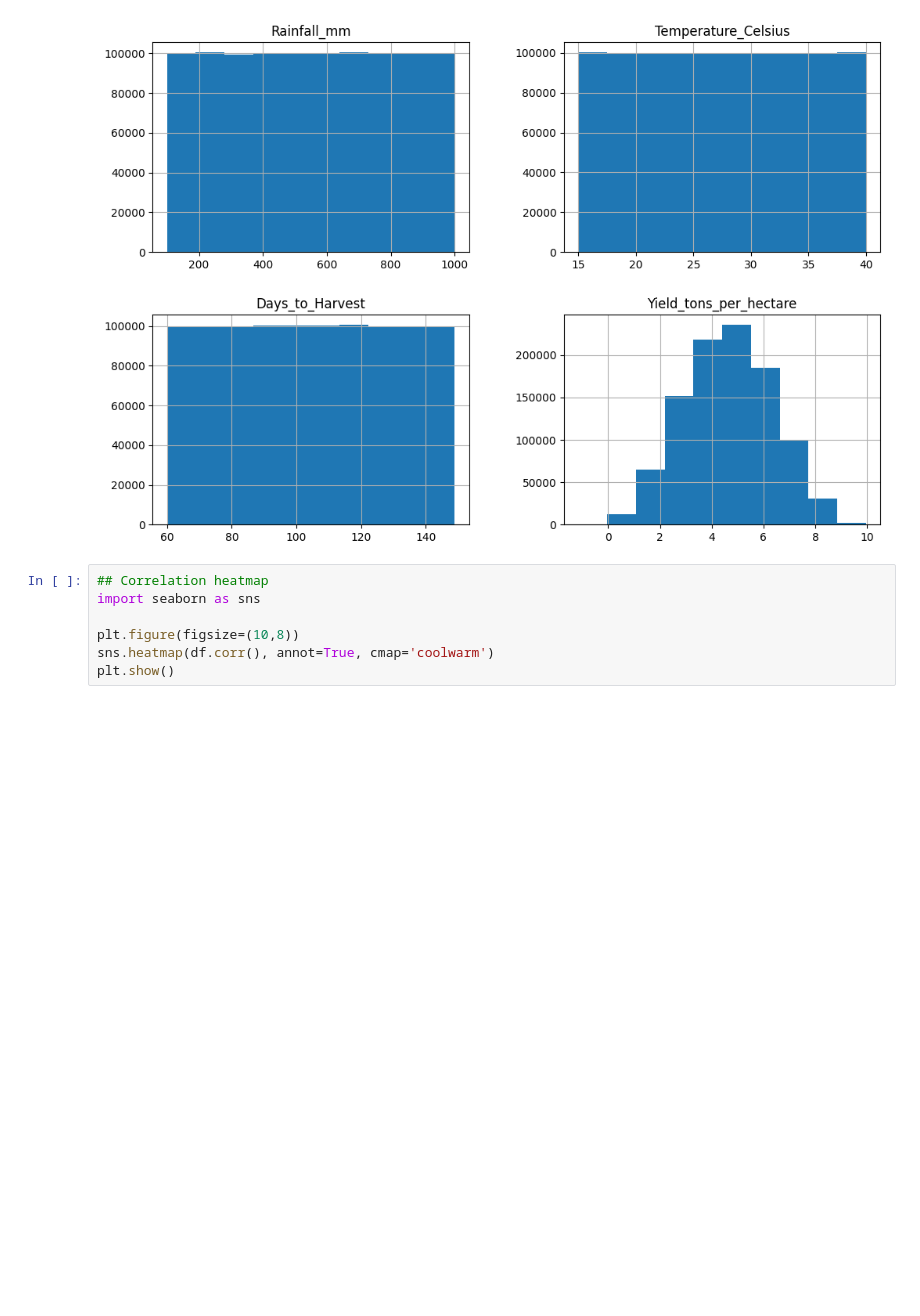
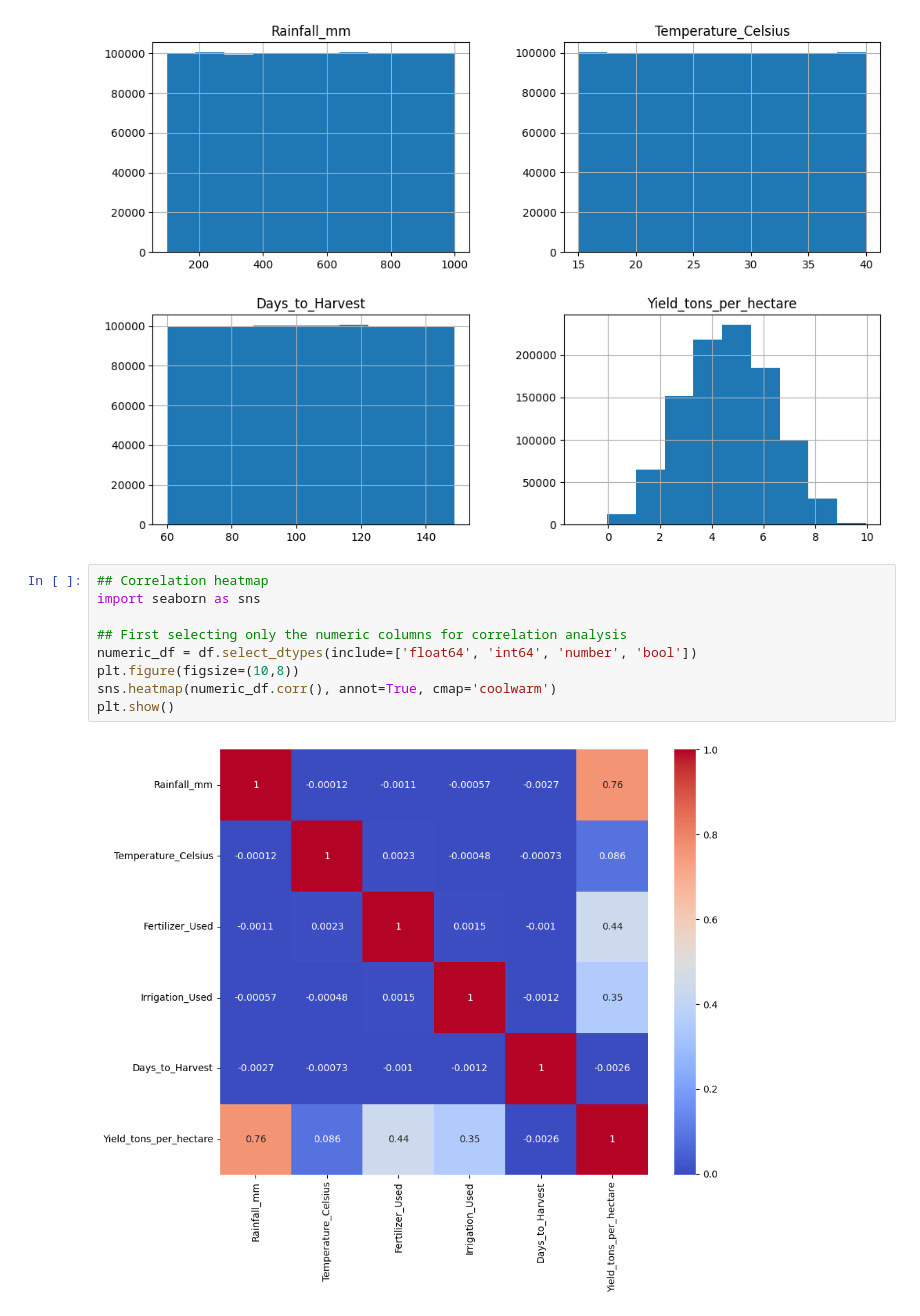
Before and after one commit to b-sandrine/summative_regression_analysis, a Jupyter notebook: linear_regression/multivariate.ipynb, the cells around one changed output. Drawn from its saved outputs; the diff is of its cells as text; blank space fills up the shorter version.

```diff
--- a/linear_regression/multivariate.ipynb
+++ b/linear_regression/multivariate.ipynb
@@ -60,7 +60,11 @@ plt.show()
 # %%
 ## Correlation heatmap
 import seaborn as sns
 
+## First selecting only the numeric columns for correlation analysis
+numeric_df = df.select_dtypes(include=['float64', 'int64', 'number', 'bool'])
 plt.figure(figsize=(10,8))
-sns.heatmap(df.corr(), annot=True, cmap='coolwarm')
+sns.heatmap(numeric_df.corr(), annot=True, cmap='coolwarm')
 plt.show()
+# %% [output]
+[figure, added]
```
Also changed, not shown: parts of 1 cell of this notebook.
